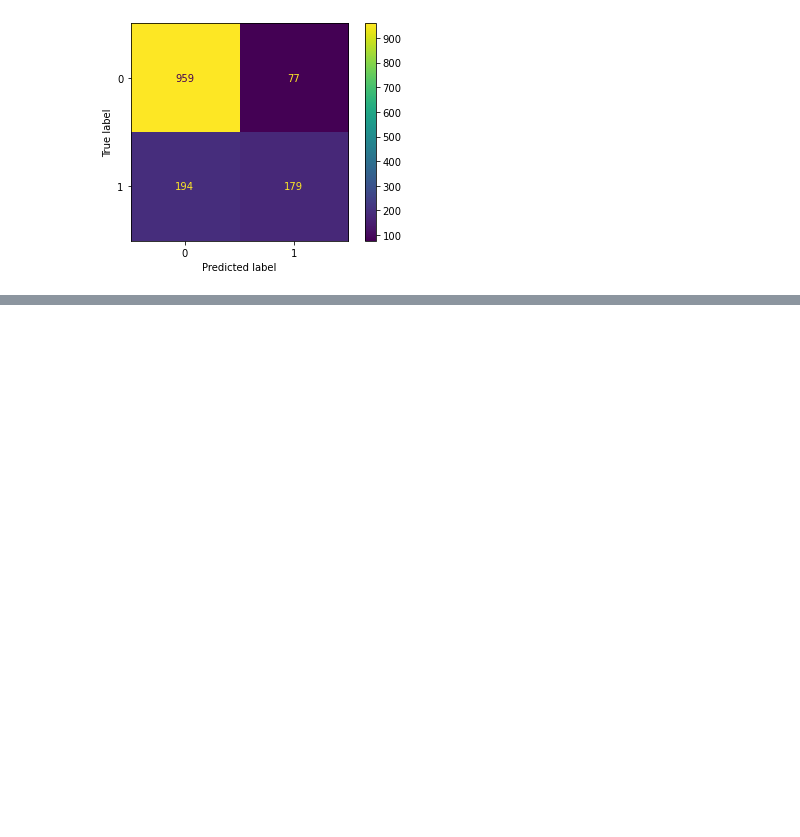
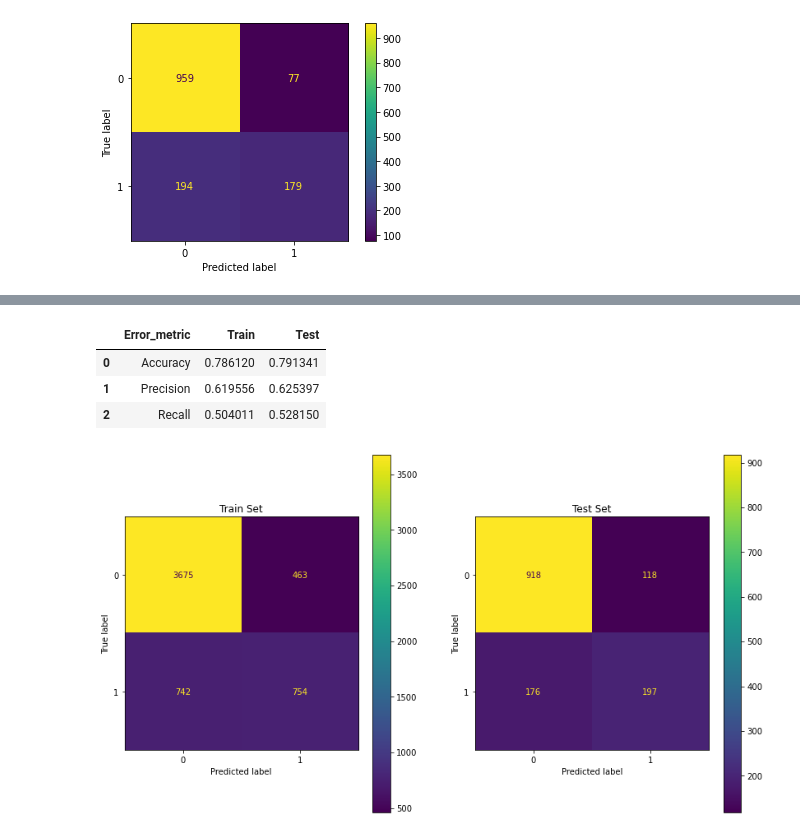
Before and after one commit to ArinaNihon/IRONARINA_LABS, a Jupyter notebook: Lab _Classification, Handling_Imbalanced_Data/Lab _Classification, Handling_Imbalanced_Data.ipynb, the cells around one changed output, grey strips where cells are left out. Drawn from its saved outputs; the diff is of its cells as text; code cells hidden in the pictures; blank space fills up the shorter version.

Commit message:
Decision Trees

```diff
--- a/Lab _Classification, Handling_Imbalanced_Data/Lab _Classification, Handling_Imbalanced_Data.ipynb
+++ b/Lab _Classification, Handling_Imbalanced_Data/Lab _Classification, Handling_Imbalanced_Data.ipynb
@@ -315,0 +345,14 @@ Confusion matrix for the test set
+# %%
+full = pd.DataFrame()
+models = {'k': [] }
+for k in range(2,21):
+    neigh = KNeighborsClassifier(n_neighbors=k)
+    neigh.fit(X_train, y_train)
+    models['k'] = [k, neigh]
+    y_pred_train_knn = neigh.predict(X_train)
+    y_pred_test_knn  = neigh.predict(X_test)
+    performance_knn, _, _ = evaluate_classification_model(y_train, y_pred_train_knn, y_test, y_pred_test_knn)
+    temp = pd.DataFrame({'k': [k]*3, 'Error_metric': performance_knn['Error_metric'],
+                         'Train': performance_knn['Train'], 'Test': performance_knn['Test']})
+    full = pd.concat([full,temp], axis=0)
+full
@@ -315,0 +417,43 @@ Confusion matrix for the test set
+# %%
+from sklearn.tree import DecisionTreeRegressor
+from sklearn.tree import DecisionTreeClassifier
+from sklearn.metrics import accuracy_score, precision_score, recall_score, confusion_matrix
+from sklearn.metrics import plot_confusion_matrix
+
+model = DecisionTreeClassifier(max_depth=4)
+
+model.fit(X_train, y_train)
+
+y_pred_train_dt = model.predict(X_train)
+y_pred_test_dt = model.predict(X_test)
+
+
+performance_df = pd.DataFrame({'Error_metric': ['Accuracy','Precision','Recall'],
+                               'Train': [accuracy_score(y_train, y_pred_train_dt),
+                                         precision_score(y_train, y_pred_train_dt),
+                                         recall_score(y_train, y_pred_train_dt)],
+                               'Test': [accuracy_score(y_test, y_pred_test_dt),
+                                        precision_score(y_test, y_pred_test_dt),
+                                        recall_score(y_test, y_pred_test_dt)]})
+
+display(performance_df)
+
+fig, ax = plt.subplots(1,2, figsize=(14,8))
+
+
+#print("Confusion matrix for the train set")
+#print(confusion_matrix(y_train,y_pred_train_dt).T)
+plot_confusion_matrix(model,X_train,y_train,ax=ax[0], values_format = 'd')
+ax[0].title.set_text("Train Set")
+
+#print("Confusion matrix for the test set")
+
+#print(confusion_matrix(y_test,y_pred_test_dt).T)
+plot_confusion_matrix(model,X_test,y_test,ax=ax[1],values_format = 'd')
+ax[1].title.set_text("Test Set")
+# %% [output]
+|  | Error_metric | Train | Test |
+| 0 | Accuracy | 0.786120 | 0.791341 |
+| 1 | Precision | 0.619556 | 0.625397 |
+| 2 | Recall | 0.504011 | 0.528150 |
+[figure, added]
```
Also changed, not shown: parts of 27 cells of this notebook.
